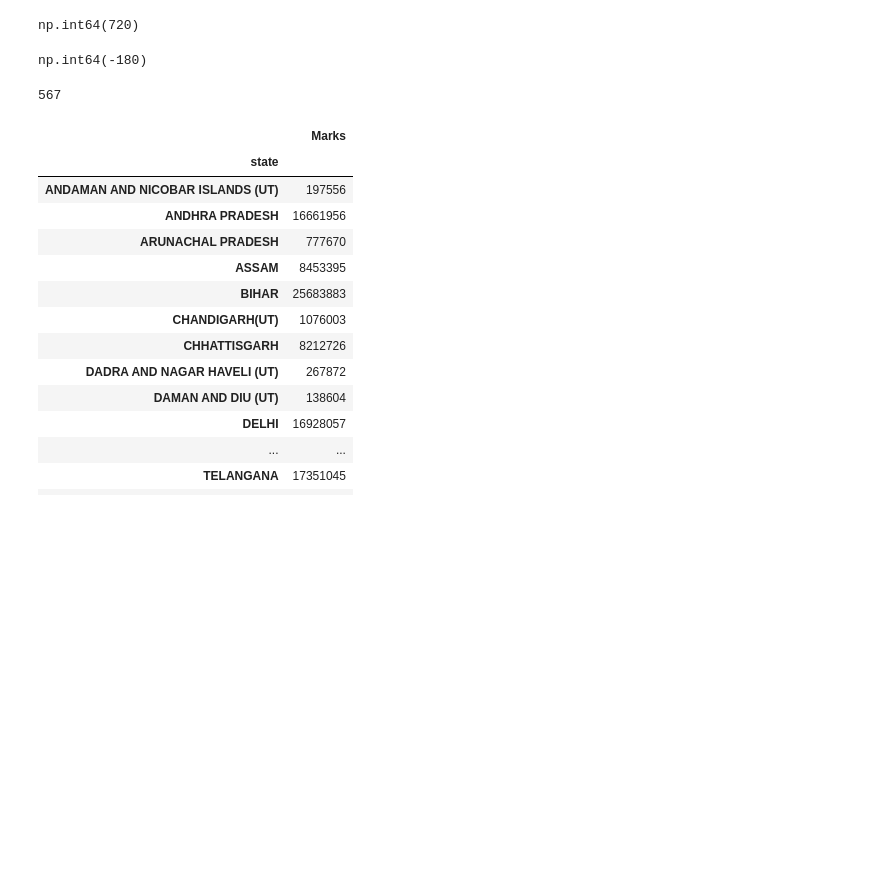
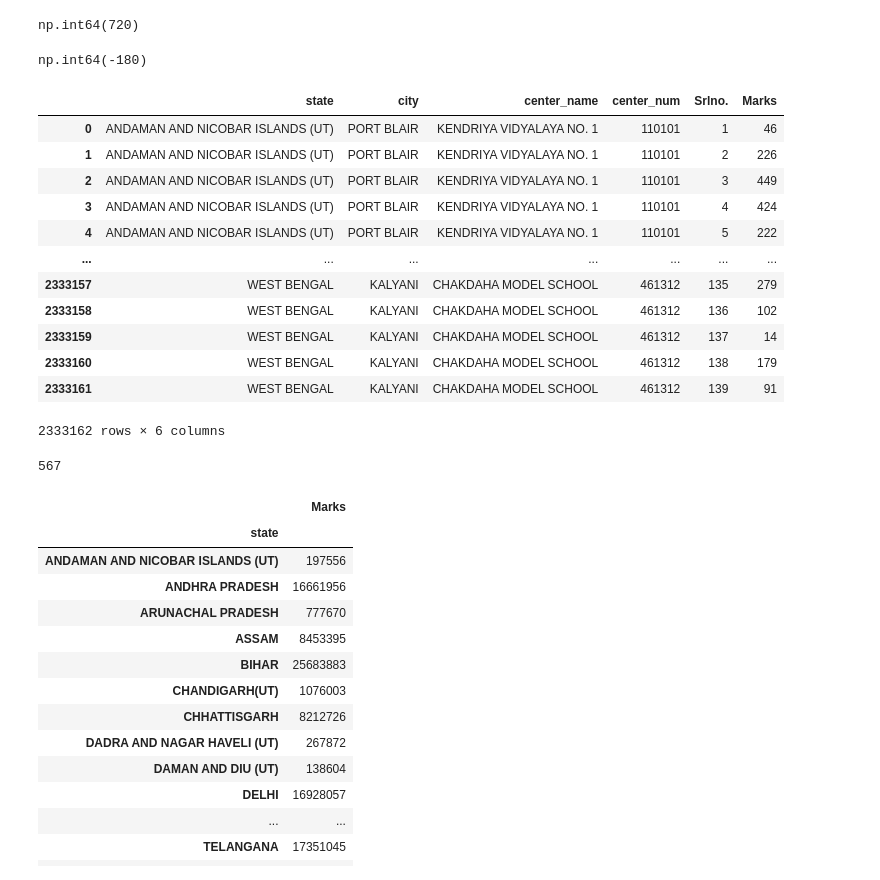
Before and after one commit to paramcgwala-crypto/param_pythonand_ml_turtle_graphic_proper_notation, a Jupyter notebook: basic_Tradition_programing_python/all_neet_marks_2607.ipynb, the cells around one changed output. Saved outputs shown, nothing was run; the diff lists cells and outputs as text; code cells hidden in the pictures; blank space fills up the shorter version.

```diff
--- a/basic_Tradition_programing_python/all_neet_marks_2607.ipynb
+++ b/basic_Tradition_programing_python/all_neet_marks_2607.ipynb
@@ -33,6 +93,22 @@ np.int64(720)
 df['Marks'].min()
 # %% [output]
 np.int64(-180)
+# %%
+df.drop_duplicates()
+# %% [output]
+|  | state | city | center_name | center_num | Srlno. | Marks |
+| 0 | ANDAMAN AND NICOBAR ISLANDS (UT) | PORT BLAIR | KENDRIYA VIDYALAYA NO. 1 | 110101 | 1 | 46 |
+| 1 | ANDAMAN AND NICOBAR ISLANDS (UT) | PORT BLAIR | KENDRIYA VIDYALAYA NO. 1 | 110101 | 2 | 226 |
+| 2 | ANDAMAN AND NICOBAR ISLANDS (UT) | PORT BLAIR | KENDRIYA VIDYALAYA NO. 1 | 110101 | 3 | 449 |
+| 3 | ANDAMAN AND NICOBAR ISLANDS (UT) | PORT BLAIR | KENDRIYA VIDYALAYA NO. 1 | 110101 | 4 | 424 |
+| 4 | ANDAMAN AND NICOBAR ISLANDS (UT) | PORT BLAIR | KENDRIYA VIDYALAYA NO. 1 | 110101 | 5 | 222 |
+| ... | ... | ... | ... | ... | ... | ... |
+| 2333157 | WEST BENGAL | KALYANI | CHAKDAHA MODEL SCHOOL | 461312 | 135 | 279 |
+| 2333158 | WEST BENGAL | KALYANI | CHAKDAHA MODEL SCHOOL | 461312 | 136 | 102 |
+| 2333159 | WEST BENGAL | KALYANI | CHAKDAHA MODEL SCHOOL | 461312 | 137 | 14 |
+| 2333160 | WEST BENGAL | KALYANI | CHAKDAHA MODEL SCHOOL | 461312 | 138 | 179 |
+| 2333161 | WEST BENGAL | KALYANI | CHAKDAHA MODEL SCHOOL | 461312 | 139 | 91 |
+2333162 rows × 6 columns
 # %%
 df["city"].nunique()  # tota number of uniwue value batata hai
 # %% [output]
```
Also changed, not shown: parts of 4 cells of this notebook.
